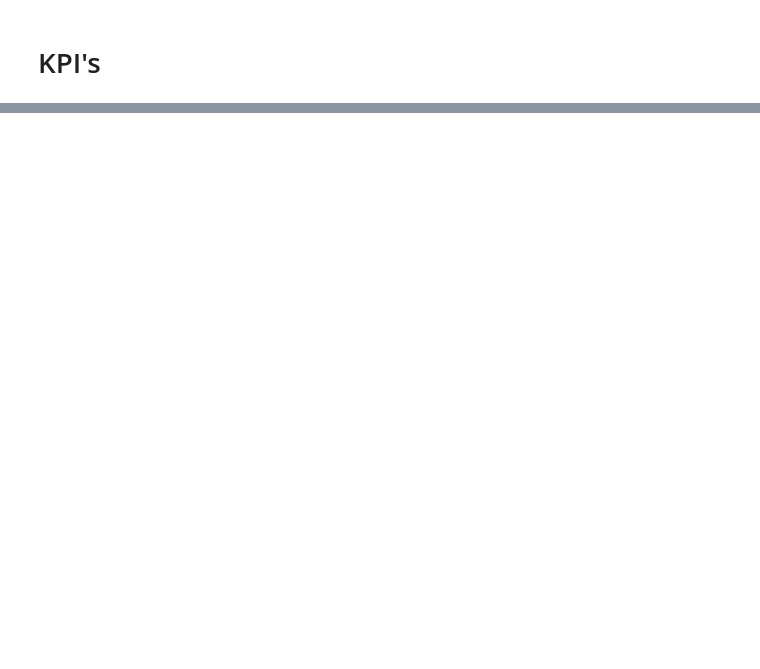
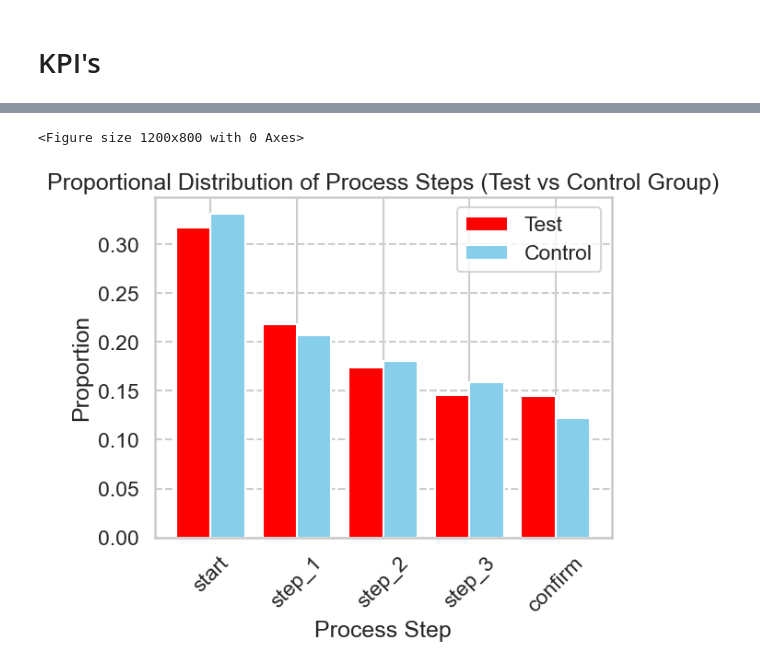
Before and after one commit to Josepdmo/PROJECT2, a Jupyter notebook: EXPLORATORY.ipynb, the cells around one changed output, grey strips where cells are left out. Drawn from its saved outputs; the diff is of its cells as text; code cells hidden in the pictures; blank space fills up the shorter version.

```diff
--- a/EXPLORATORY.ipynb
+++ b/EXPLORATORY.ipynb
@@ -294,0 +731,3 @@ df_final_experiment_clients.isna().sum()
+# %%
+control_df = variation_df[variation_df["Variation"] == "Control"]
+test_df = variation_df[variation_df["Variation"] == "Test"]
@@ -294,0 +746,33 @@ df_final_experiment_clients.isna().sum()
+# %%
+
+
+# Assuming you have DataFrames `test_df` and `control_df` with a column 'process_step'
+
+# Count the occurrences of each unique value in the 'process_step' column for both DataFrames
+process_step_counts_test = test_df['process_step'].value_counts().rename('Test')
+process_step_counts_control = control_df['process_step'].value_counts().rename('Control')
+
+# Normalize the counts by the total number of entries in each group
+total_test = len(test_df)
+total_control = len(control_df)
+
+normalized_test_counts = process_step_counts_test / total_test
+normalized_control_counts = process_step_counts_control / total_control
+
+# Combine the normalized counts into a single DataFrame
+combined_counts = pd.concat([normalized_test_counts, normalized_control_counts], axis=1).fillna(0)
+
+# Plot a bar chart
+plt.figure(figsize=(12, 8))
+combined_counts.plot(kind='bar', color=['red', 'skyblue'], width=0.8)
+plt.title('Proportional Distribution of Process Steps (Test vs Control Group)')
+plt.xlabel('Process Step')
+plt.ylabel('Proportion')
+plt.xticks(rotation=45)
+plt.grid(axis='y', linestyle='--')
+
+# Display the plot
+plt.show()
+# %% [output]
+<Figure size 1200x800 with 0 Axes>
+[figure, added]
```
Also changed, not shown: parts of 44 cells of this notebook.
